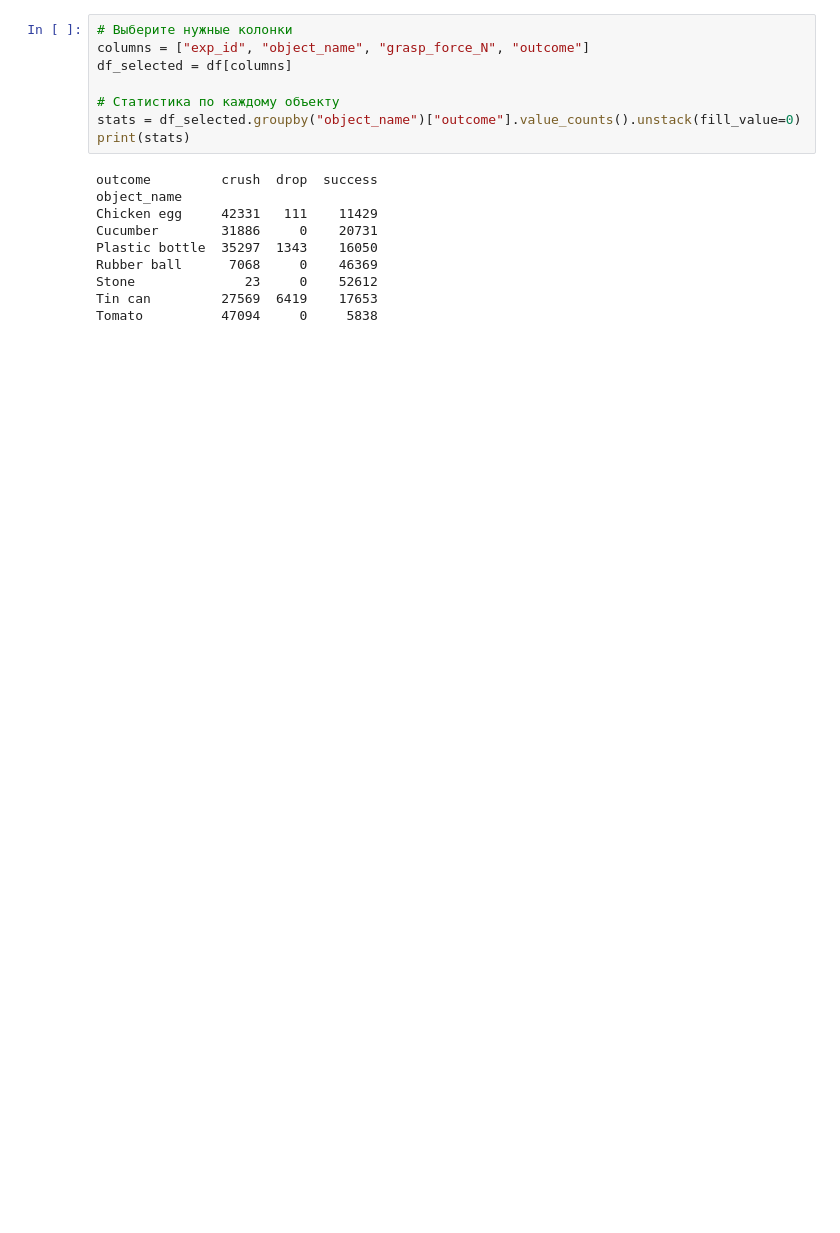
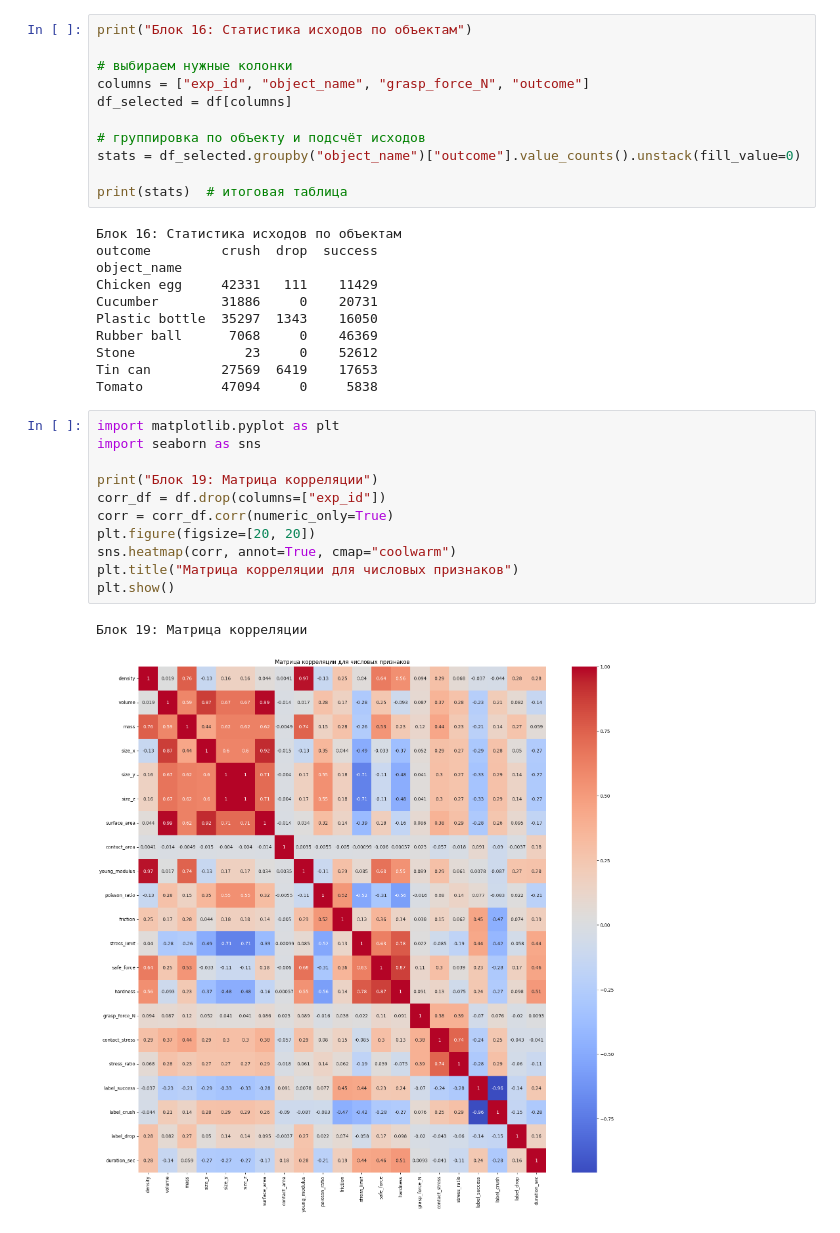
Before and after one commit to borzovB/PollinationTask, a Jupyter notebook: Project_Task_Polishing_Main_Class.ipynb, the cells around one changed output. Cells and saved outputs as stored; diff of their text form; blank space fills up the shorter version.

```diff
--- a/Project_Task_Polishing_Main_Class.ipynb
+++ b/Project_Task_Polishing_Main_Class.ipynb
@@ -212,12 +272,16 @@ df.tail(30)
 # %%
-# Выберите нужные колонки
+print("Блок 16: Статистика исходов по объектам")
+
+# выбираем нужные колонки
 columns = ["exp_id", "object_name", "grasp_force_N", "outcome"]
 df_selected = df[columns]
 
-# Статистика по каждому объекту
+# группировка по объекту и подсчёт исходов
 stats = df_selected.groupby("object_name")["outcome"].value_counts().unstack(fill_value=0)
-print(stats)
+
+print(stats)  # итоговая таблица
 # %% [output]
+Блок 16: Статистика исходов по объектам
 outcome         crush  drop  success
 object_name
 Chicken egg     42331   111    11429
@@ -227,3 +291,17 @@ Rubber ball      7068     0    46369
 Stone              23     0    52612
 Tin can         27569  6419    17653
 Tomato          47094     0     5838
+# %%
+import matplotlib.pyplot as plt
+import seaborn as sns
+
+print("Блок 19: Матрица корреляции")
+corr_df = df.drop(columns=["exp_id"])
+corr = corr_df.corr(numeric_only=True)
+plt.figure(figsize=[20, 20])
+sns.heatmap(corr, annot=True, cmap="coolwarm")
+plt.title("Матрица корреляции для числовых признаков")
+plt.show()
+# %% [output]
+Блок 19: Матрица корреляции
+[figure, added]
```
Also changed, not shown: parts of 27 cells of this notebook.
